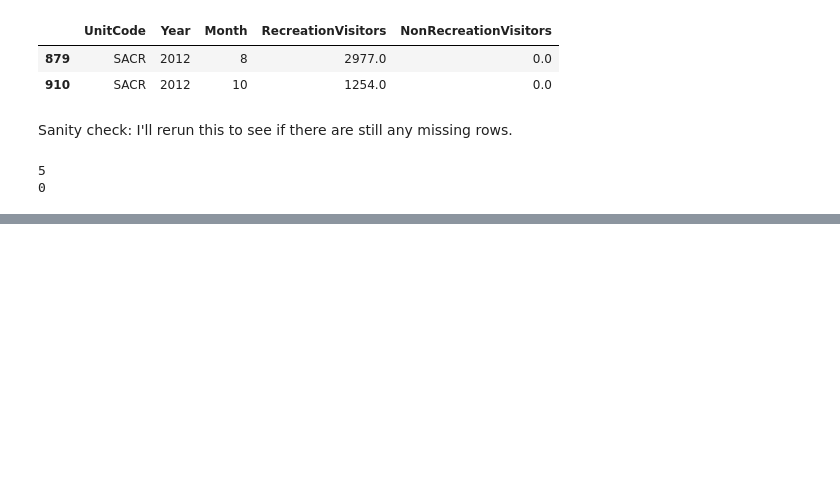
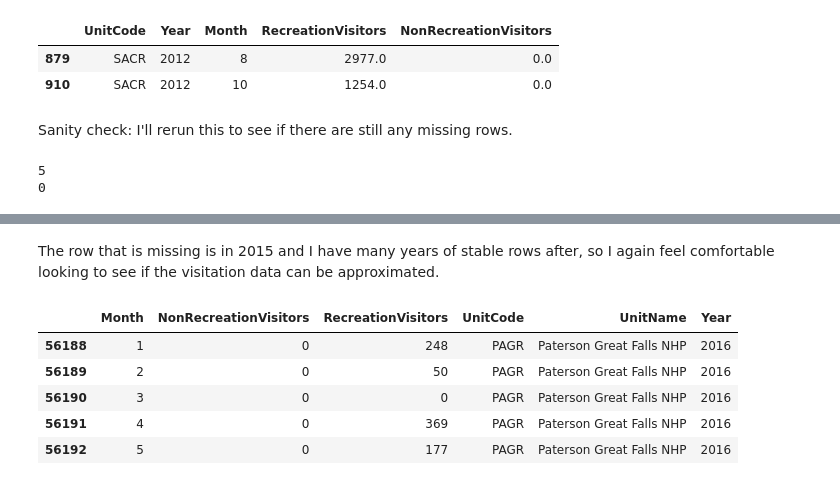
Before and after one commit to jeccalong/NPS_mini_project, a Jupyter notebook: Notebooks/NPS_mini_project.ipynb, the cells around one changed output, grey strips where cells are left out. Saved outputs shown, nothing was run; the diff lists cells and outputs as text; code cells hidden in the pictures; blank space fills up the shorter version.

```diff
--- a/Notebooks/NPS_mini_project.ipynb
+++ b/Notebooks/NPS_mini_project.ipynb
@@ -1695,0 +2560,14 @@ print(f"{missing_recreation}")
+# %% [markdown]
+The row that is missing is in 2015 and I have many years of stable rows after, so I again feel comfortable looking to see if the visitation data can be approximated.
+# %%
+# Filter for PAGR rows
+pagr_data = all_visits_df[all_visits_df["UnitCode"] == ("PAGR")]
+
+pagr_data.head()
+# %% [output]
+|  | Month | NonRecreationVisitors | RecreationVisitors | UnitCode | UnitName | Year |
+| 56188 | 1 | 0 | 248 | PAGR | Paterson Great Falls NHP | 2016 |
+| 56189 | 2 | 0 | 50 | PAGR | Paterson Great Falls NHP | 2016 |
+| 56190 | 3 | 0 | 0 | PAGR | Paterson Great Falls NHP | 2016 |
+| 56191 | 4 | 0 | 369 | PAGR | Paterson Great Falls NHP | 2016 |
+| 56192 | 5 | 0 | 177 | PAGR | Paterson Great Falls NHP | 2016 |
```
Also changed, not shown: parts of 135 cells of this notebook.
